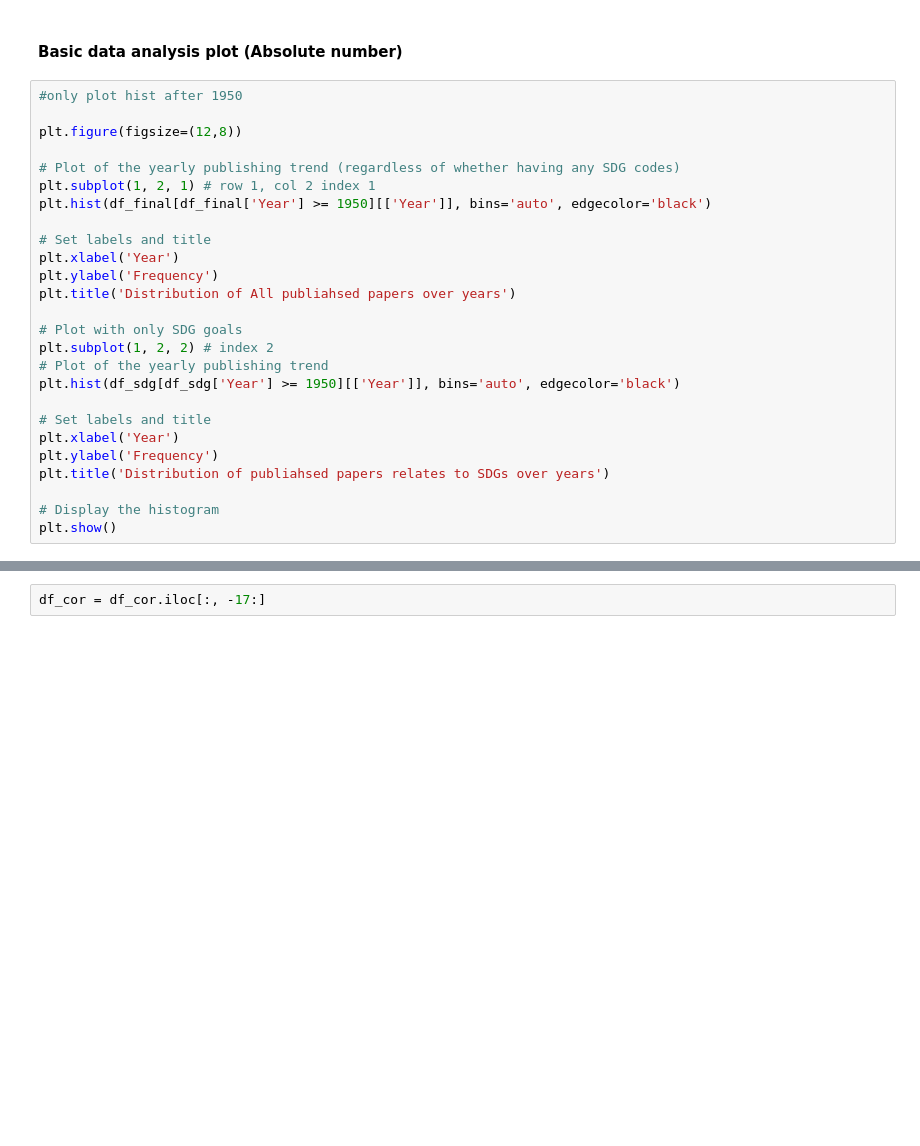
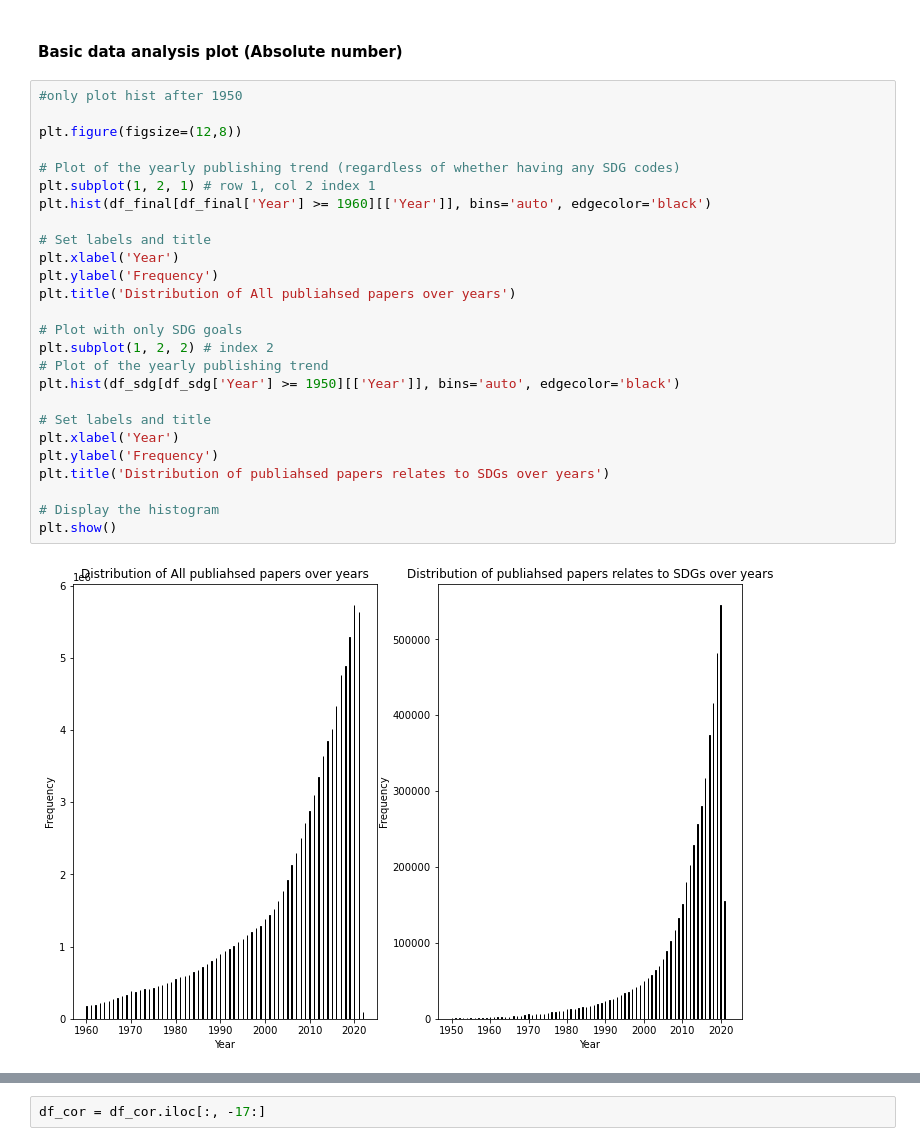
Before and after one commit to JiHaeChoi/SDG, a Jupyter notebook: Analysis.ipynb, the cells around one changed output, grey strips where cells are left out. Saved outputs shown, nothing was run; the diff lists cells and outputs as text; blank space fills up the shorter version.

```diff
--- a/Analysis.ipynb
+++ b/Analysis.ipynb
@@ -142,27 +171,29 @@ df_sdg = df_final[~df_final.sdg_codes.isnull()]
 # %%
 #only plot hist after 1950
 
 plt.figure(figsize=(12,8))
 
 # Plot of the yearly publishing trend (regardless of whether having any SDG codes)
 plt.subplot(1, 2, 1) # row 1, col 2 index 1
-plt.hist(df_final[df_final['Year'] >= 1950][['Year']], bins='auto', edgecolor='black')
+plt.hist(df_final[df_final['Year'] >= 1960][['Year']], bins='auto', edgecolor='black')
 
 # Set labels and title
 plt.xlabel('Year')
 plt.ylabel('Frequency')
 plt.title('Distribution of All publiahsed papers over years')
 
 # Plot with only SDG goals
 plt.subplot(1, 2, 2) # index 2
 # Plot of the yearly publishing trend
 plt.hist(df_sdg[df_sdg['Year'] >= 1950][['Year']], bins='auto', edgecolor='black')
 
 # Set labels and title
 plt.xlabel('Year')
 plt.ylabel('Frequency')
 plt.title('Distribution of publiahsed papers relates to SDGs over years')
 
 # Display the histogram
 plt.show()
+# %% [output]
+[figure, added]
 # %%
```
Also changed, not shown: parts of 45 cells of this notebook, 11 other files.
